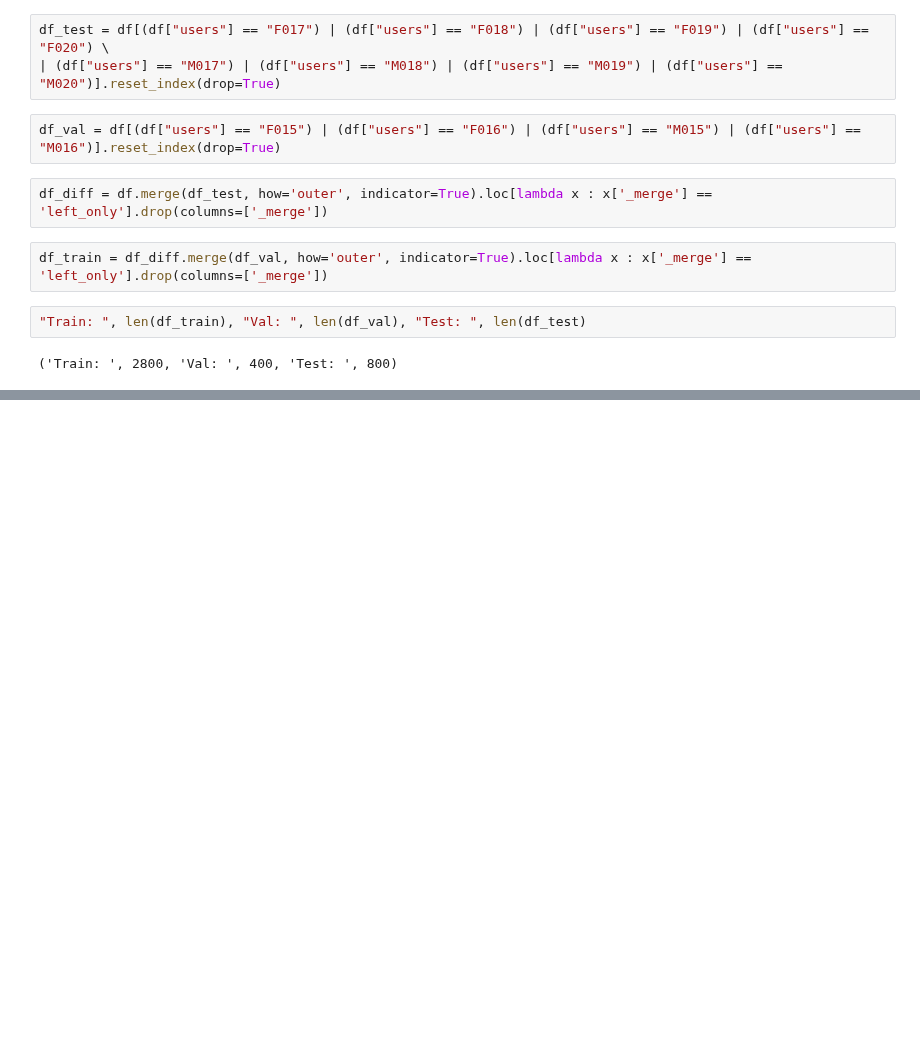
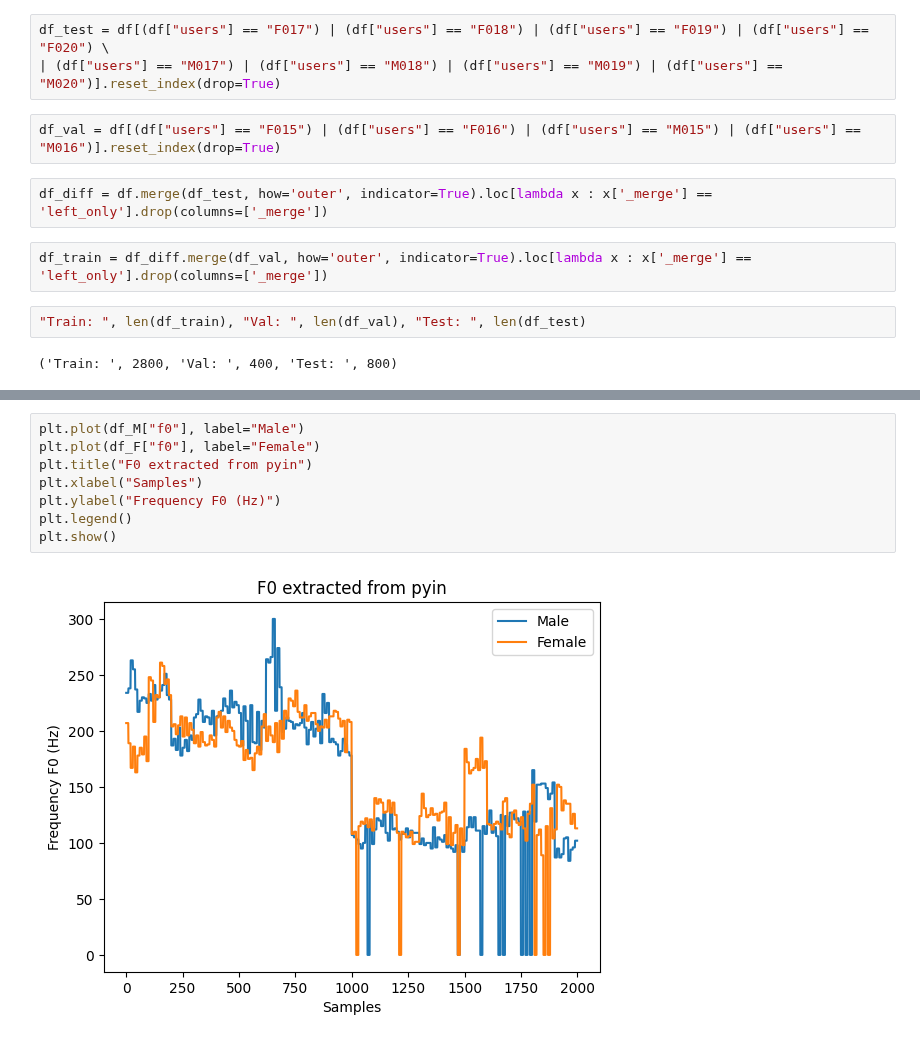
Before and after one commit to fernandasf/effect_pitch_classification, a Jupyter notebook: prepare_dataset/gen_lists_users.ipynb, the cells around one changed output, grey strips where cells are left out. Saved outputs shown, nothing was run; the diff lists cells and outputs as text; blank space fills up the shorter version.

```diff
--- a/prepare_dataset/gen_lists_users.ipynb
+++ b/prepare_dataset/gen_lists_users.ipynb
@@ -87,0 +252,10 @@ df_test_F
+# %%
+plt.plot(df_M["f0"], label="Male")
+plt.plot(df_F["f0"], label="Female")
+plt.title("F0 extracted from pyin")
+plt.xlabel("Samples")
+plt.ylabel("Frequency F0 (Hz)")
+plt.legend()
+plt.show()
+# %% [output]
+[figure, added]
```
Also changed, not shown: parts of 51 cells of this notebook.
